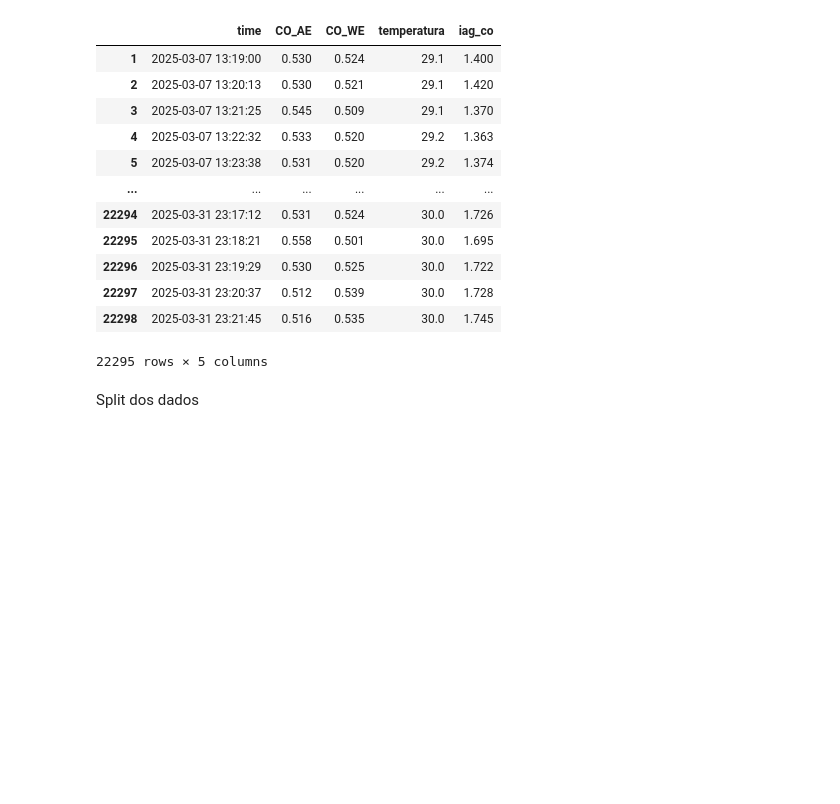
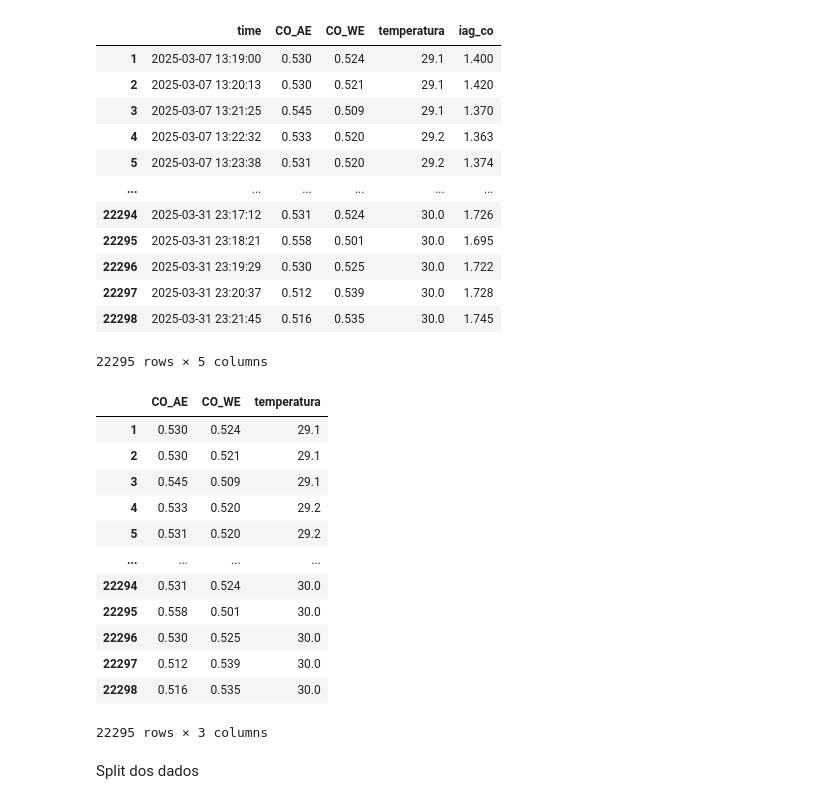
Before and after one commit to pedromujica1/aqm-dataset, a Jupyter notebook: estacao-grafana/Air_Quality_Analysis_IAG_and_Envcity_Data.ipynb, the cells around one changed output. Saved outputs shown, nothing was run; the diff lists cells and outputs as text; code cells hidden in the pictures; blank space fills up the shorter version.

```diff
--- a/estacao-grafana/Air_Quality_Analysis_IAG_and_Envcity_Data.ipynb
+++ b/estacao-grafana/Air_Quality_Analysis_IAG_and_Envcity_Data.ipynb
@@ -524,6 +507,28 @@ df
 | 22297 | 2025-03-31 23:20:37 | 0.512 | 0.539 | 30.0 | 1.728 |
 | 22298 | 2025-03-31 23:21:45 | 0.516 | 0.535 | 30.0 | 1.745 |
 22295 rows × 5 columns
+# %%
+#Preparo do dataset para regressão
+labelsGrafana =  ['CO_AE', 'CO_WE']
+label_refGrafana= 'iag_co'
+YcoGrafana = df[label_ref] # Y do IAG
+
+XcoGrafana = df.loc[YcoGrafana.index][['CO_AE', 'CO_WE', 'temperatura']] # X da estação grafana
+XcoGrafana
+# %% [output]
+|  | CO_AE | CO_WE | temperatura |
+| 1 | 0.530 | 0.524 | 29.1 |
+| 2 | 0.530 | 0.521 | 29.1 |
+| 3 | 0.545 | 0.509 | 29.1 |
+| 4 | 0.533 | 0.520 | 29.2 |
+| 5 | 0.531 | 0.520 | 29.2 |
+| ... | ... | ... | ... |
+| 22294 | 0.531 | 0.524 | 30.0 |
+| 22295 | 0.558 | 0.501 | 30.0 |
+| 22296 | 0.530 | 0.525 | 30.0 |
+| 22297 | 0.512 | 0.539 | 30.0 |
+| 22298 | 0.516 | 0.535 | 30.0 |
+22295 rows × 3 columns
 # %% [markdown]
 Split dos dados
 # %%
```
Also changed, not shown: parts of 27 cells of this notebook, 2 other files.
